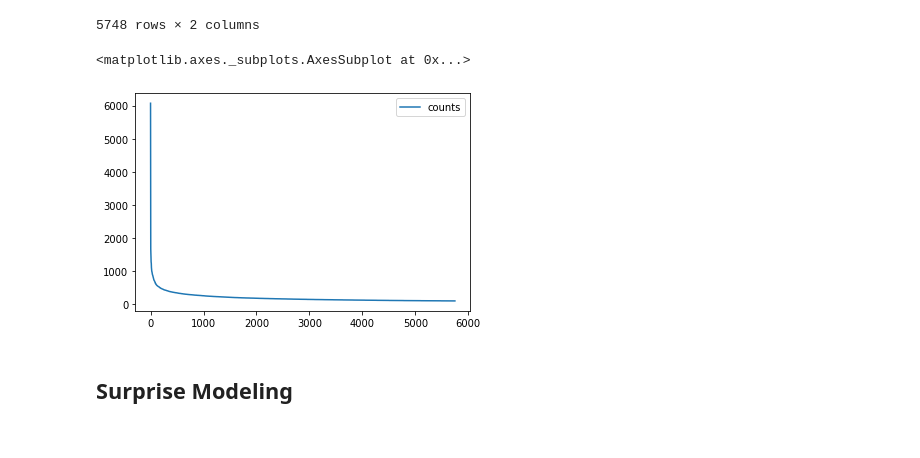
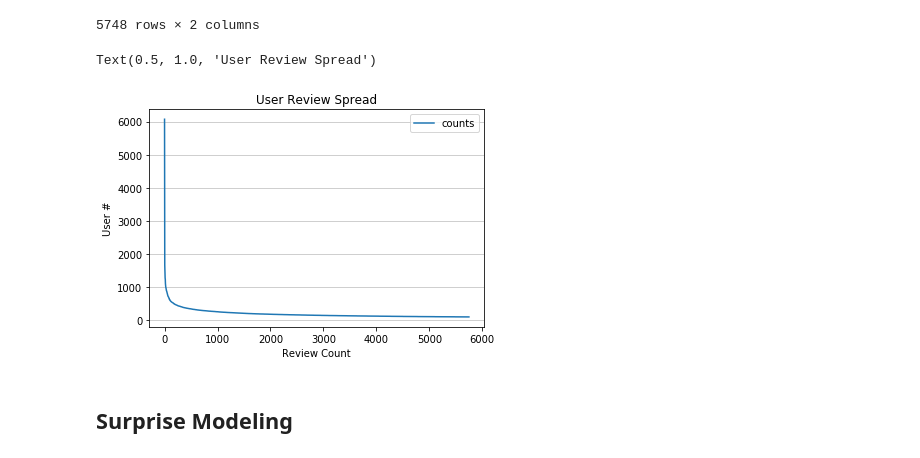
Before and after one commit to zhyde23/Capstone_Rec_Systems, a Jupyter notebook: capstone-rec-system.ipynb, the cells around one changed output. Drawn from its saved outputs; the diff is of its cells as text; code cells hidden in the pictures.

```diff
--- a/capstone-rec-system.ipynb
+++ b/capstone-rec-system.ipynb
@@ -277,12 +290,16 @@ user_count[user_count['counts']  > 100]
 # %%
 # Here you can see that the top user (6,073 reviews) really skews the data with reviews almost doubling the second
 #  most users vote count. By looking at the graph, on average, users within this dataset review approximately
 #  300-500 times.
 
 user_count[user_count['counts']  > 100].plot()
+plt.grid(axis='y', alpha=0.75)
+plt.xlabel('Review Count')
+plt.ylabel('User #')
+plt.title('User Review Spread')
 # %% [output]
-<matplotlib.axes._subplots.AxesSubplot at 0x...>
+Text(0.5, 1.0, 'User Review Spread')
-[figure, old version]
+[figure, new version]
 # %% [markdown]
 ## Surprise Modeling
 # %%
```
Also changed, not shown: parts of 52 cells of this notebook.
